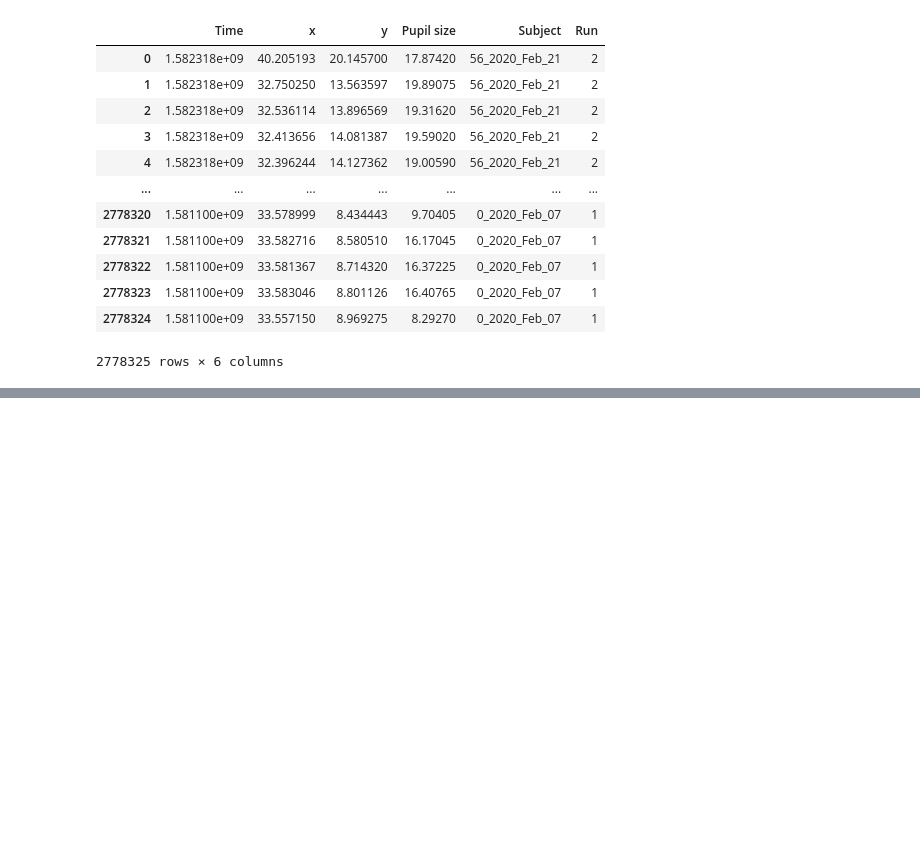
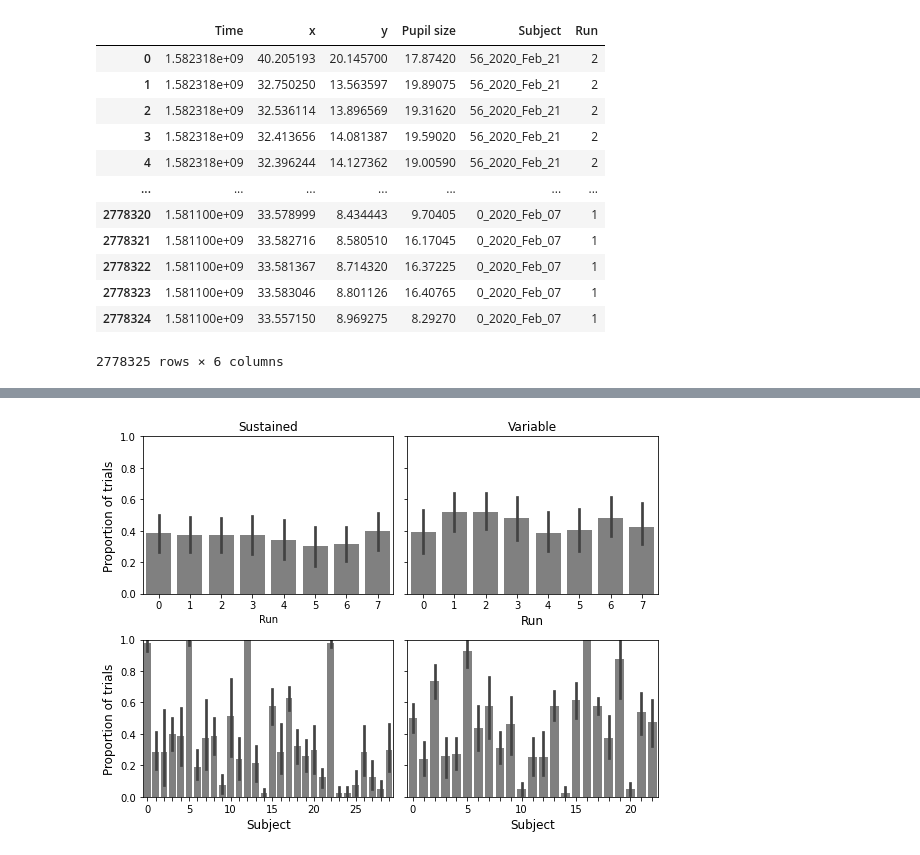
Before and after one commit to jeremymanning/attention-memory-task, a Jupyter notebook: code/data_loader.ipynb, the cells around one changed output, grey strips where cells are left out. Cells and saved outputs as stored; diff of their text form; code cells hidden in the pictures; blank space fills up the shorter version.

```diff
--- a/code/data_loader.ipynb
+++ b/code/data_loader.ipynb
@@ -288,0 +321,39 @@ sns.histplot(variable_gaze, x='Pupil size', stat='probability');
+# %%
+def intersect_image(xs, ys):
+    im_len = 59.8 / 2 - 9
+    y = (33.6 - im_len) / 2
+    x1 = 4.5
+    x2 = (59.8 / 2) + 4.5
+
+    xs = np.array(xs)
+    ys = np.array(ys)
+
+    return ((xs > x1) & (xs < x1 + im_len) & (ys > y) & (ys < y + im_len)).any(), ((xs > x2) & (xs < x2 + im_len) & (ys > y) & (ys < y + im_len)).any()
+# %%
+def add_intersection(behavioral, gaze):
+    subjs = behavioral['Subject'].unique()
+    for subj in tqdm(subjs):
+        stimuli = behavioral.query('Subject == @subj and `Trial Type` == "Presentation"')
+        for i, stim in stimuli.iterrows():
+            start = stim['Stimulus Onset']
+            end = stim['Stimulus Offset']
+            gz = gaze.query('Subject == @subj and Time >= @start and Time <= @end')
+            if gz.shape[0] > 0:
+                behavioral.loc[i, 'Left intersection'], behavioral.loc[i, 'Right intersection']  = intersect_image(gz['x'], gz['y'])
+                behavioral.loc[i, 'Intersection detected'] = behavioral.loc[i, 'Left intersection'] or behavioral.loc[i, 'Right intersection']
+                behavioral.loc[i, 'Attended intersection'] = (behavioral.loc[i, 'Left intersection'] and behavioral.loc[i, 'Cued Side'] == '<') or (behavioral.loc[i, 'Right intersection'] and behavioral.loc[i, 'Cued Side'] == '>')
+
+    return behavioral
+# %%
+sustained_behavioral = add_intersection(sustained_behavioral, sustained_gaze)
+variable_behavioral = add_intersection(variable_behavioral, variable_gaze)
+# %%
+def summarize_intersections(df, category='Attended intersection'):
+    df = df.query('`Trial Type` == "Presentation"').fillna(False)
+    return df[['Subject', 'Run', category]].groupby(['Subject', 'Run']).mean().reset_index().rename({category: 'Intersection'}, axis=1)
+    # df = df.groupby(['Subject', 'Run', category]).size().reset_index()
+    # df = df.pivot_table(index=['Subject', 'Run'], columns=category, values=0).reset_index()
+    # df.columns.name = None
+    # df = df.rename(columns={True: 'Intersection', False: 'No intersection'})
+    # df['Intersection'] = df['Intersection'] / (df['Intersection'] + df['No intersection'])
+    # return df
@@ -288,0 +405,4 @@ sns.histplot(variable_gaze, x='Pupil size', stat='probability');
+# %%
+plot_intersections('Attended intersection', 'attended_gaze_intersections');
+# %% [output]
+[figure, added]
```
Also changed, not shown: parts of 23 cells of this notebook, 5 other files.
